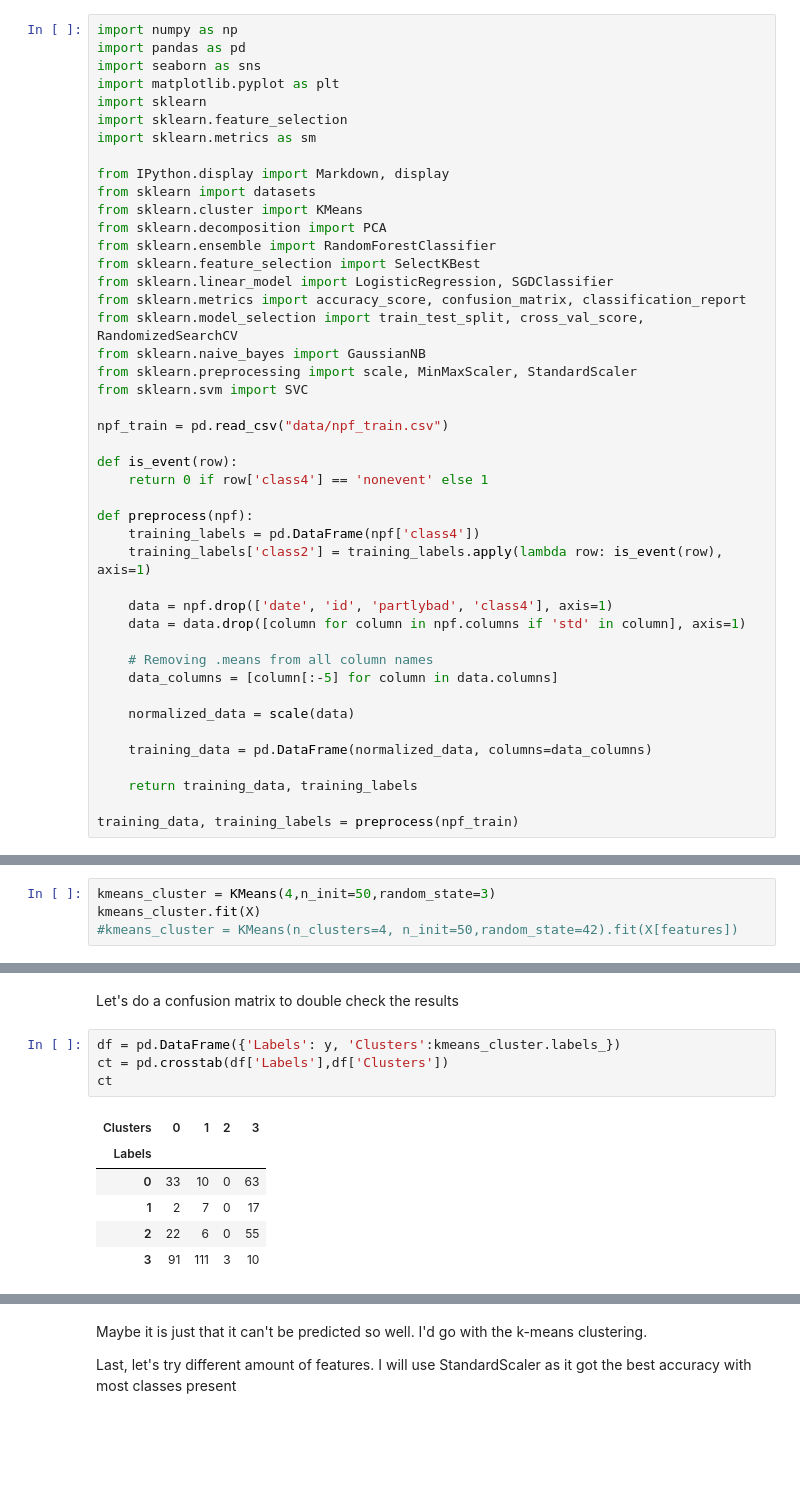
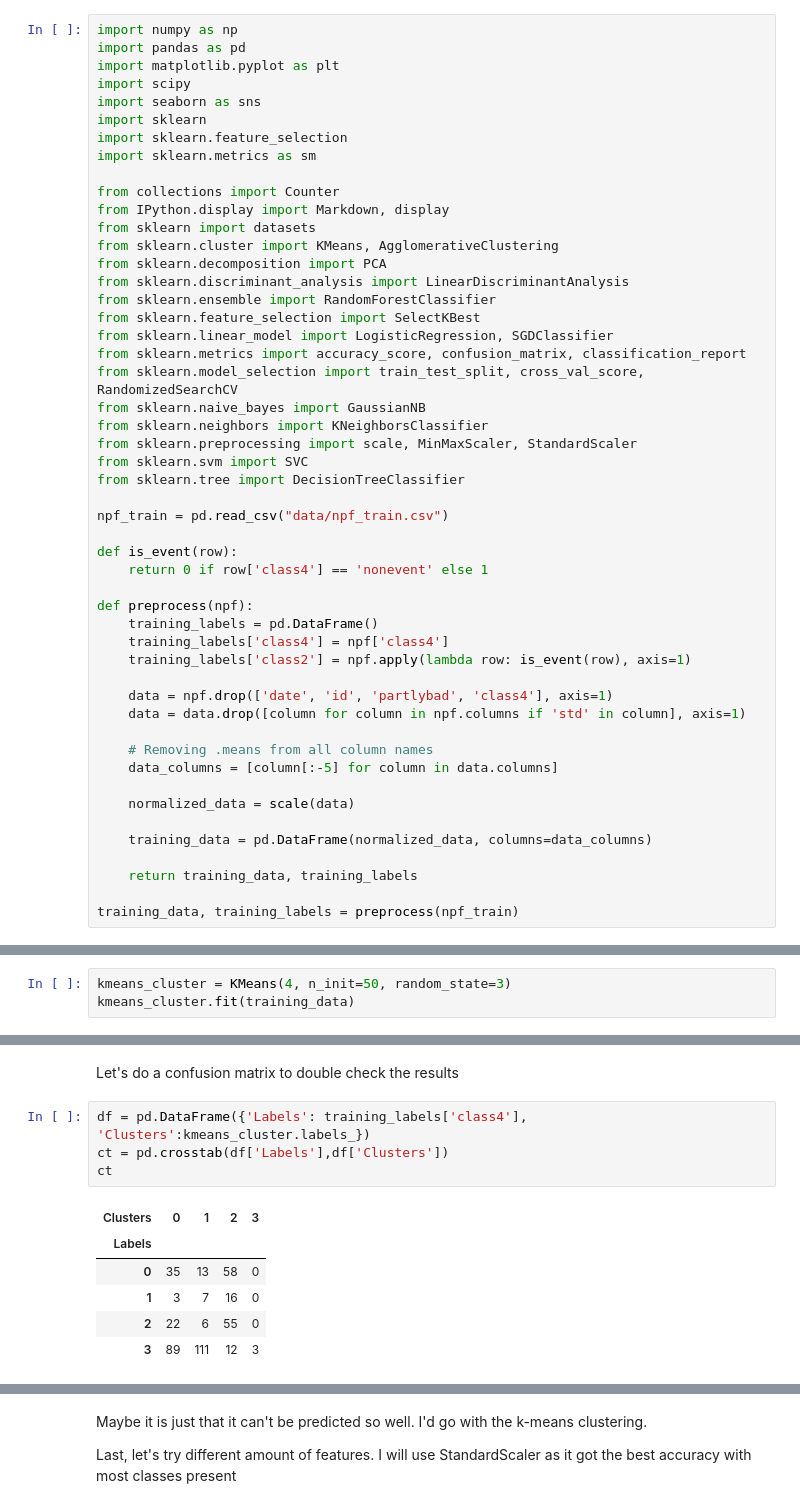
Before and after one commit to vkopio/iml-term-project, a Jupyter notebook: final_report.ipynb, the cells around one changed output, grey strips where cells are left out. Drawn from its saved outputs; the diff is of its cells as text; blank space fills up the shorter version.

Commit message:
Multi-class classifier changes and group work text.

```diff
--- a/final_report.ipynb
+++ b/final_report.ipynb
@@ -7,24 +7,29 @@ This term project explores a data set about new particle formation (NPF) that ha
 # %%
 import numpy as np
 import pandas as pd
+import matplotlib.pyplot as plt
+import scipy
 import seaborn as sns
-import matplotlib.pyplot as plt
 import sklearn
 import sklearn.feature_selection
 import sklearn.metrics as sm
 
+from collections import Counter
 from IPython.display import Markdown, display
 from sklearn import datasets
-from sklearn.cluster import KMeans
+from sklearn.cluster import KMeans, AgglomerativeClustering
 from sklearn.decomposition import PCA
+from sklearn.discriminant_analysis import LinearDiscriminantAnalysis
 from sklearn.ensemble import RandomForestClassifier
 from sklearn.feature_selection import SelectKBest
 from sklearn.linear_model import LogisticRegression, SGDClassifier
 from sklearn.metrics import accuracy_score, confusion_matrix, classification_report
 from sklearn.model_selection import train_test_split, cross_val_score, RandomizedSearchCV
 from sklearn.naive_bayes import GaussianNB
+from sklearn.neighbors import KNeighborsClassifier
 from sklearn.preprocessing import scale, MinMaxScaler, StandardScaler
 from sklearn.svm import SVC
+from sklearn.tree import DecisionTreeClassifier
 
 npf_train = pd.read_csv("data/npf_train.csv")
 
@@ -32,8 +37,9 @@ def is_event(row):
     return 0 if row['class4'] == 'nonevent' else 1
 
 def preprocess(npf):
-    training_labels = pd.DataFrame(npf['class4'])
-    training_labels['class2'] = training_labels.apply(lambda row: is_event(row), axis=1)
+    training_labels = pd.DataFrame()
+    training_labels['class4'] = npf['class4']
+    training_labels['class2'] = npf.apply(lambda row: is_event(row), axis=1)
 
     data = npf.drop(['date', 'id', 'partlybad', 'class4'], axis=1)
     data = data.drop([column for column in npf.columns if 'std' in column], axis=1)
@@ -483,7 +454,6 @@ Now doing the clustering. Fist using K-Means clustering. We set 4 clusters as pa
 # %%
-kmeans_cluster = KMeans(4,n_init=50,random_state=3)
-kmeans_cluster.fit(X)
-#kmeans_cluster = KMeans(n_clusters=4, n_init=50,random_state=42).fit(X[features])
+kmeans_cluster = KMeans(4, n_init=50, random_state=3)
+kmeans_cluster.fit(training_data)
 # %% [output]
 KMeans(n_clusters=4, n_init=50, random_state=3)
 # %%
@@ -524,13 +492,13 @@ Accuracy score is 0.6232558139534884
 # %% [markdown]
 Let's do a confusion matrix to double check the results
 # %%
-df = pd.DataFrame({'Labels': y, 'Clusters':kmeans_cluster.labels_})
+df = pd.DataFrame({'Labels': training_labels['class4'], 'Clusters':kmeans_cluster.labels_})
 ct = pd.crosstab(df['Labels'],df['Clusters'])
 ct
 # %% [output]
 | Clusters | 0 | 1 | 2 | 3 |
 | Labels |  |  |  |  |
-| 0 | 33 | 10 | 0 | 63 |
-| 1 | 2 | 7 | 0 | 17 |
-| 2 | 22 | 6 | 0 | 55 |
-| 3 | 91 | 111 | 3 | 10 |
+| 0 | 35 | 13 | 58 | 0 |
+| 1 | 3 | 7 | 16 | 0 |
+| 2 | 22 | 6 | 55 | 0 |
+| 3 | 89 | 111 | 12 | 3 |
```
Also changed, not shown: parts of 44 cells of this notebook.
